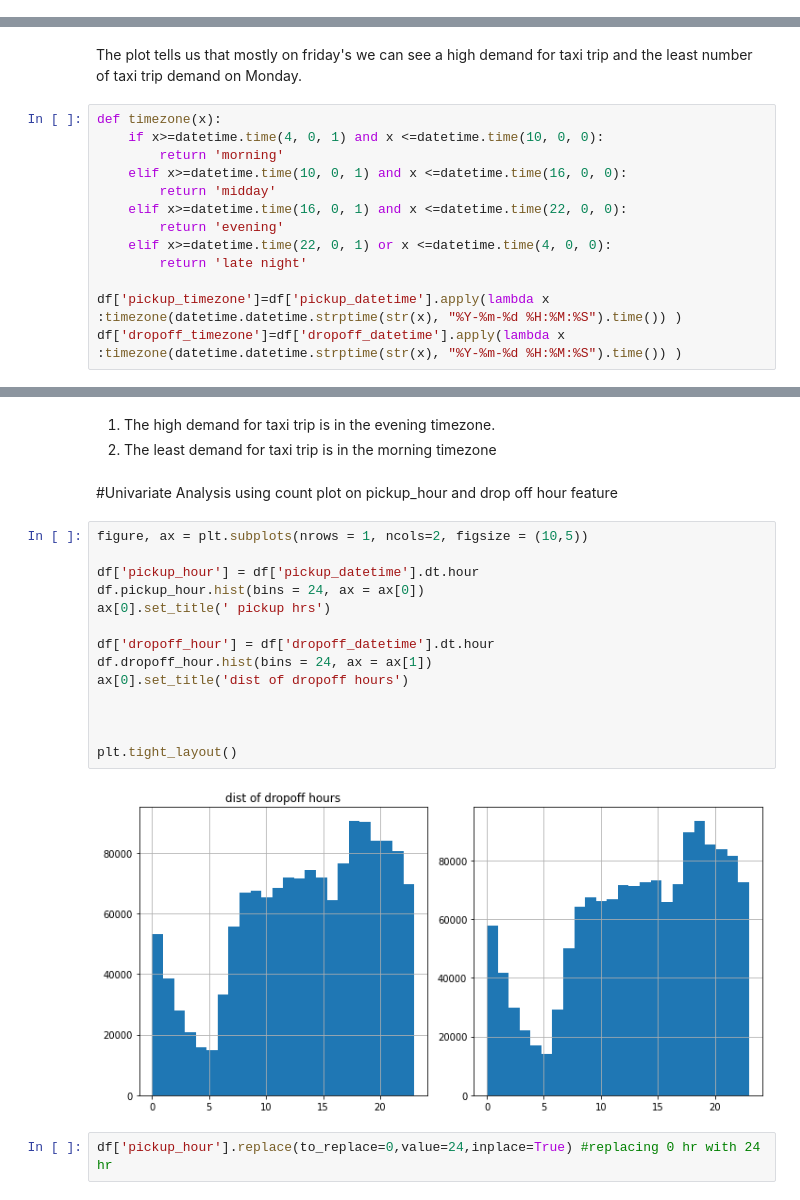
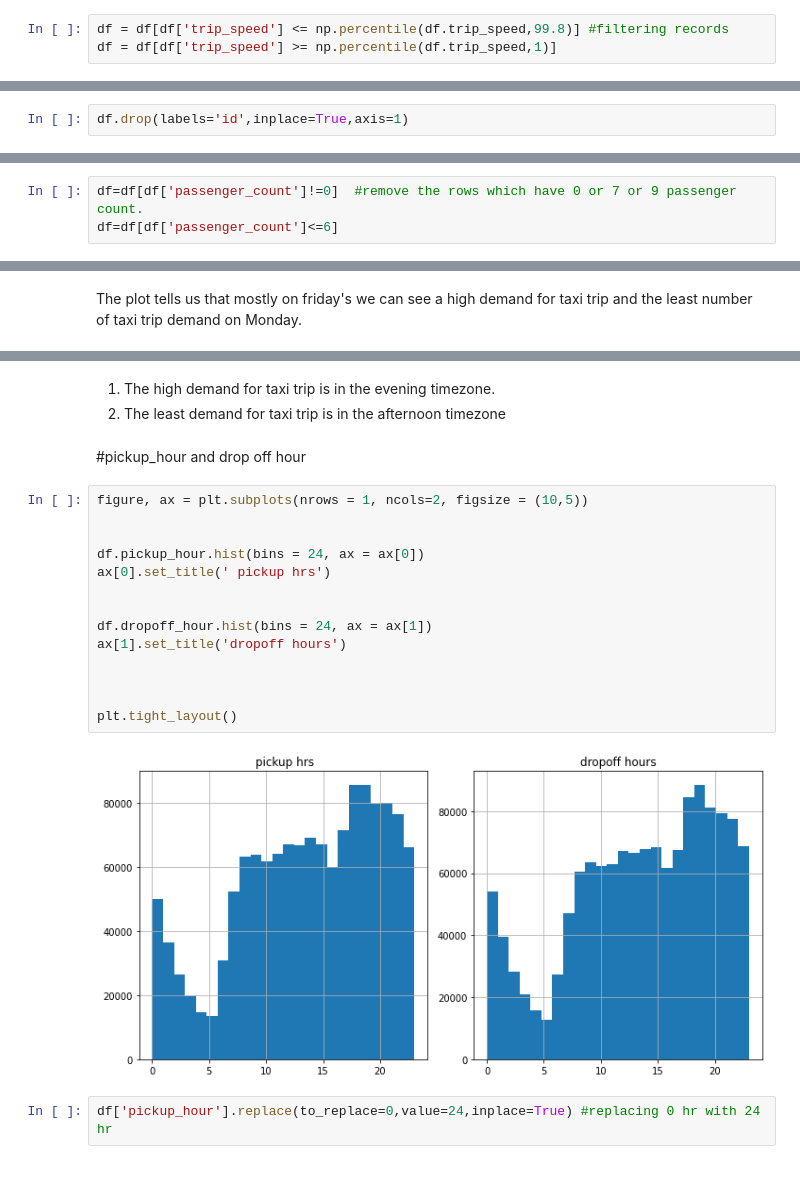
Before and after one commit to VargheseTito/NYC-Taxi-Trip-Time-Prediction, a Jupyter notebook: (Loud_n_Cloud)_NYC_Taxi_Trip_Time_Prediction_(Loud_n_Cloud)_Capstone_Project.ipynb, the cells around one changed output, grey strips where cells are left out. Drawn from its saved outputs; the diff is of its cells as text.

```diff
--- a/(Loud_n_Cloud)_NYC_Taxi_Trip_Time_Prediction_(Loud_n_Cloud)_Capstone_Project.ipynb
+++ b/(Loud_n_Cloud)_NYC_Taxi_Trip_Time_Prediction_(Loud_n_Cloud)_Capstone_Project.ipynb
@@ -186,0 +449,3 @@ df.duplicated().sum()
+# %%
+df = df[df['trip_speed'] <= np.percentile(df.trip_speed,99.8)] #filtering records
+df = df[df['trip_speed'] >= np.percentile(df.trip_speed,1)]
@@ -186,0 +456,2 @@ df.duplicated().sum()
+# %%
+df.drop(labels='id',inplace=True,axis=1)
@@ -202,3 +499,6 @@ plt.show()
+# %%
+df=df[df['passenger_count']!=0]  #remove the rows which have 0 or 7 or 9 passenger count.
+df=df[df['passenger_count']<=6]
 # %% [markdown]
 The above plot tells us that the mostly  the taxi trip passengers count is one.
 
@@ -220,15 +520,2 @@ Text(0.5, 1.0, ' no of dropoffs done on each day of the week')
 # %% [markdown]
 The plot tells us that mostly on friday's we can see a high demand for taxi trip and the least number of taxi trip demand on Monday.
-# %%
-def timezone(x):
-    if x>=datetime.time(4, 0, 1) and x <=datetime.time(10, 0, 0):
-        return 'morning'
-    elif x>=datetime.time(10, 0, 1) and x <=datetime.time(16, 0, 0):
-        return 'midday'
-    elif x>=datetime.time(16, 0, 1) and x <=datetime.time(22, 0, 0):
-        return 'evening'
-    elif x>=datetime.time(22, 0, 1) or x <=datetime.time(4, 0, 0):
-        return 'late night'
-
-df['pickup_timezone']=df['pickup_datetime'].apply(lambda x :timezone(datetime.datetime.strptime(str(x), "%Y-%m-%d %H:%M:%S").time()) )
-df['dropoff_timezone']=df['dropoff_datetime'].apply(lambda x :timezone(datetime.datetime.strptime(str(x), "%Y-%m-%d %H:%M:%S").time()) )
@@ -258,24 +536,24 @@ plt.show()
 # %% [markdown]
 1. The high demand for taxi trip is in the evening timezone.
-2. The least demand for taxi trip is in the morning timezone
+2. The least demand for taxi trip is in the afternoon timezone
 # %% [markdown]
-#Univariate Analysis using count plot on pickup_hour and drop off hour feature
+#pickup_hour and drop off hour
 # %%
 figure, ax = plt.subplots(nrows = 1, ncols=2, figsize = (10,5))
 
-df['pickup_hour'] = df['pickup_datetime'].dt.hour
+
 df.pickup_hour.hist(bins = 24, ax = ax[0])
 ax[0].set_title(' pickup hrs')
 
-df['dropoff_hour'] = df['dropoff_datetime'].dt.hour
+
 df.dropoff_hour.hist(bins = 24, ax = ax[1])
-ax[0].set_title('dist of dropoff hours')
+ax[1].set_title('dropoff hours')
 
 
 
 plt.tight_layout()
 # %% [output]
-[figure, old version]
+[figure, new version]
 # %%
 df['pickup_hour'].replace(to_replace=0,value=24,inplace=True) #replacing 0 hr with 24 hr
 # %%
```
Also changed, not shown: parts of 222 cells of this notebook.
